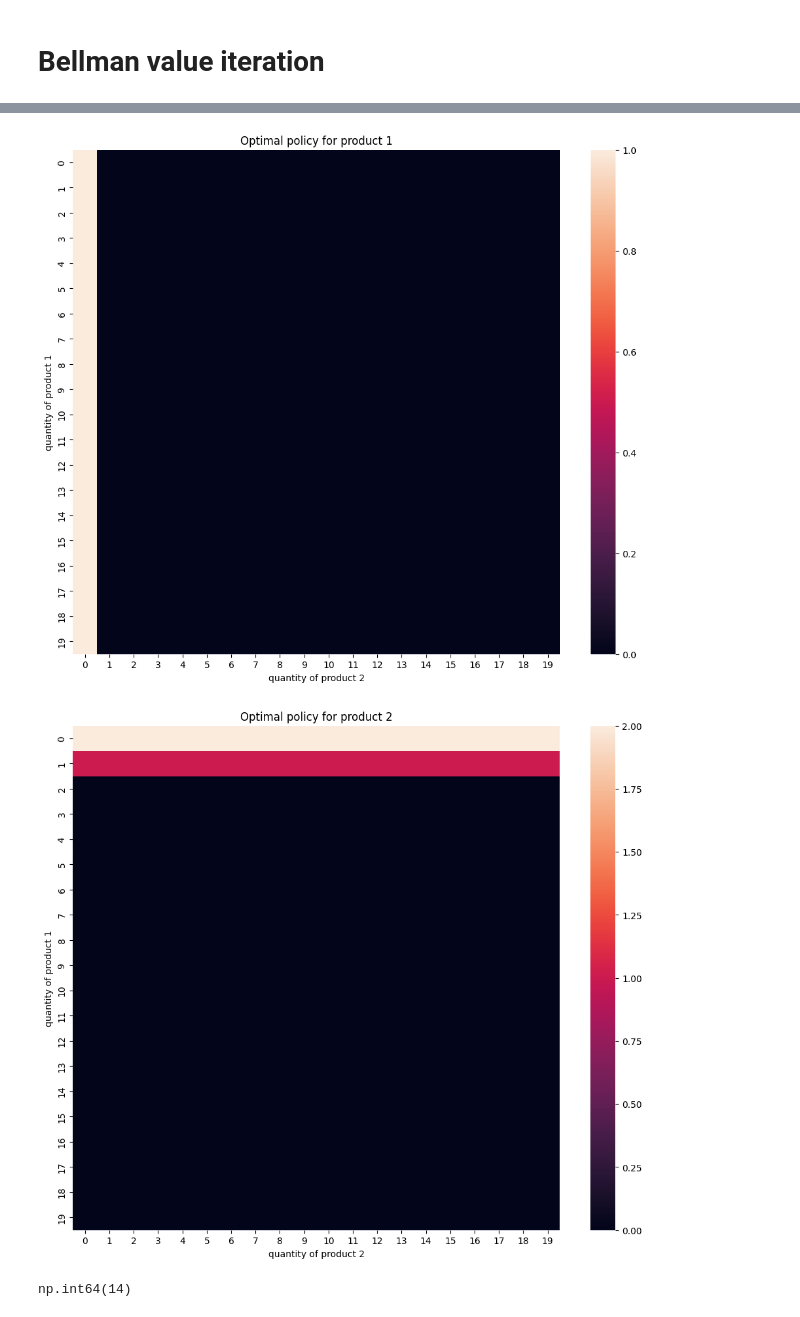
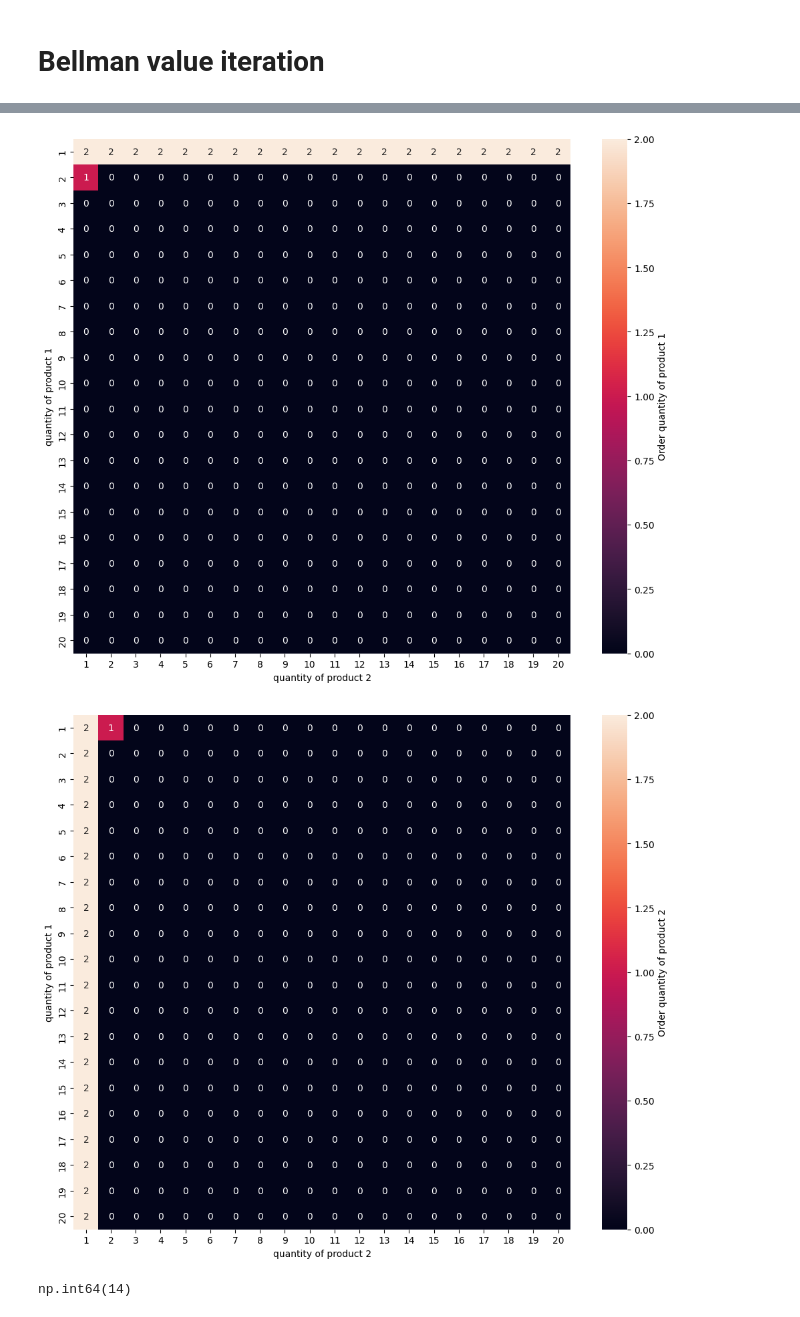
Before and after one commit to michelexyz/RL-assignments, a Jupyter notebook: Assignment2/main.ipynb, the cells around one changed output, grey strips where cells are left out. Drawn from its saved outputs; the diff is of its cells as text; code cells hidden in the pictures.

Commit message:
Better plots

```diff
--- a/Assignment2/main.ipynb
+++ b/Assignment2/main.ipynb
@@ -126,32 +137,44 @@ plt.show()
 # %%
 # plot the policy2d matrix
 
 plt.figure(figsize=(12,10))
 
-sns.heatmap(policy[:,0].reshape((20,20), order='F'))
+
+sns.heatmap(policy[:,0].reshape((20,20), order='C'), annot = True, fmt = ".0f", cbar_kws={'label': 'Order quantity of product 1'})
+
+# fix the labels
+
+plt.xticks(np.arange(20) + 0.5, np.arange(1,21))
+
+plt.yticks(np.arange(20) + 0.5, np.arange(1,21))
+
+
 
 plt.xlabel("quantity of product 2")
 
 plt.ylabel("quantity of product 1")
 
-plt.title("Optimal policy for product 1")
+#plt.title("Optimal policy for product 1")
 
 plt.show()
 
 plt.figure(figsize=(12,10))
 
-sns.heatmap(policy[:,1].reshape((20,20), order='F'))
+sns.heatmap(policy[:,1].reshape((20,20), order='C'), annot = True, fmt = ".0f", cbar_kws={'label': 'Order quantity of product 2'})
 
+plt.xticks(np.arange(20) + 0.5, np.arange(1,21))
+
+plt.yticks(np.arange(20) + 0.5, np.arange(1,21))
 plt.xlabel("quantity of product 2")
 
 plt.ylabel("quantity of product 1")
 
-plt.title("Optimal policy for product 2")
+#plt.title("Optimal policy for product 2")
 
 plt.show()
 # %% [output]
-[figure, old version]
+[figure, new version]
-[figure, old version]
+[figure, new version]
 # %%
 import numpy as np
 
```
Also changed, not shown: parts of 2 cells of this notebook, 1 other file.
